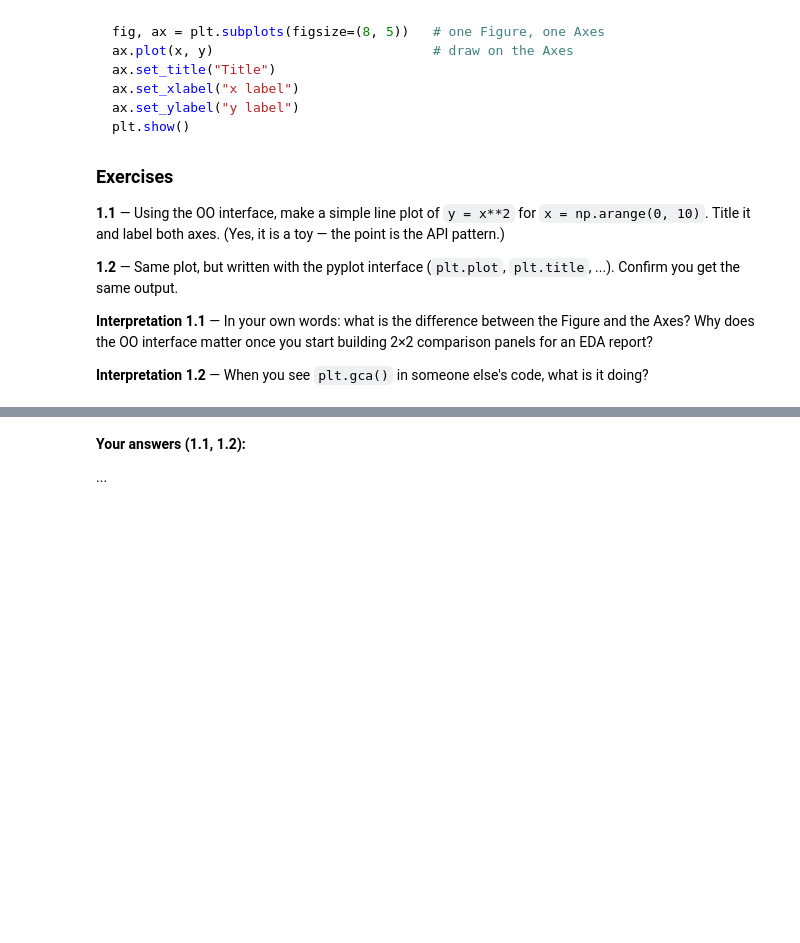
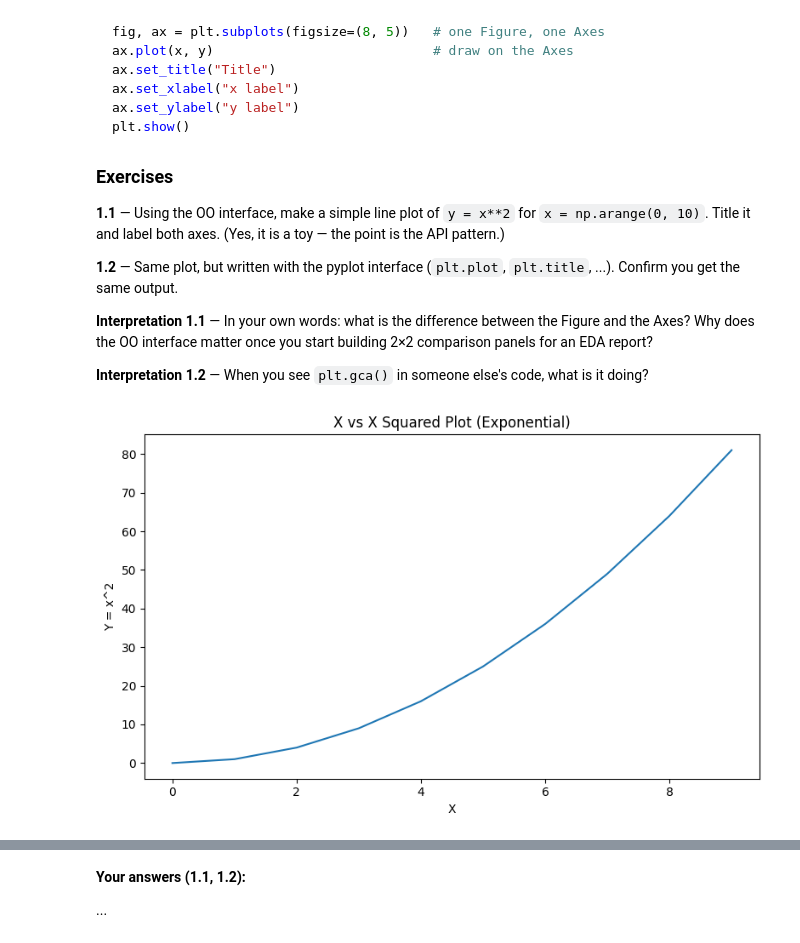
Before and after one commit to smallchuch/CreditRiskLearning, a Jupyter notebook: Learning Journey/1.5 Matplotlib + Seaborn/matplotlib_seaborn_practice_home_credit.ipynb, the cells around one changed output, grey strips where cells are left out. Drawn from its saved outputs; the diff is of its cells as text; code cells hidden in the pictures; blank space fills up the shorter version.

```diff
--- a/Learning Journey/1.5 Matplotlib + Seaborn/matplotlib_seaborn_practice_home_credit.ipynb
+++ b/Learning Journey/1.5 Matplotlib + Seaborn/matplotlib_seaborn_practice_home_credit.ipynb
@@ -100,5 +113,19 @@ plt.show()
 **Interpretation 1.2** — When you see `plt.gca()` in someone else's code, what is it doing?
 # %%
 # Ex 1.1 — OO interface
+
+x = np.arange(0, 10)
+
+fig, ax = plt.subplots(figsize=(8, 5))
+
+ax.plot(x, x**2)
+ax.set_title("X vs X Squared Plot (Exponential)")
+ax.set_xlabel('X')
+ax.set_ylabel('Y = x^2')
+
+plt.tight_layout()
+plt.show()
+# %% [output]
+[figure, added]
 # %%
 # Ex 1.2 — pyplot interface
```
Also changed, not shown: parts of 10 cells of this notebook, 2 other files.
